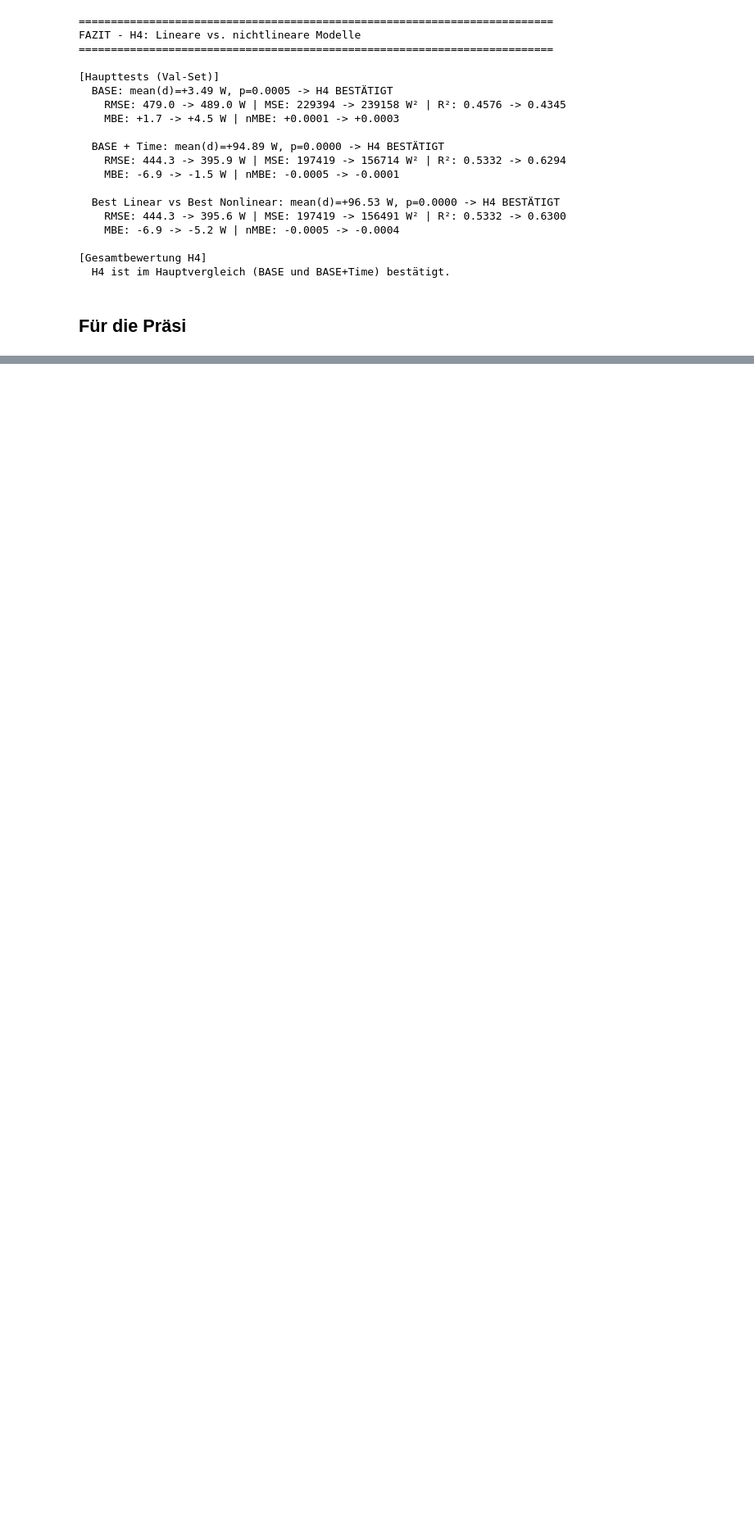
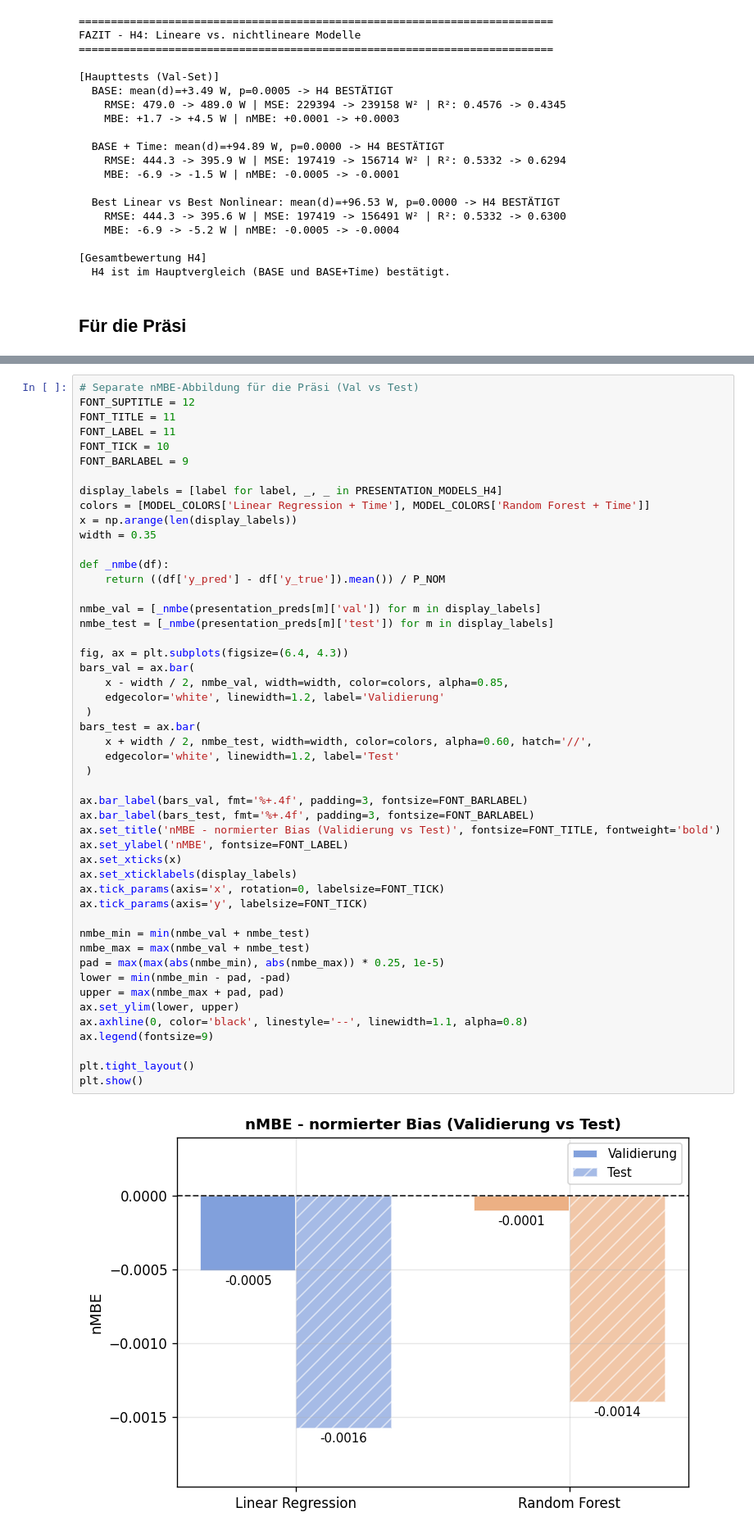
Before and after one commit to Anni075/KI-Project, a Jupyter notebook: notebooks/hypothesen/H04_linear_vs_nonlinear_models.ipynb, the cells around one changed output, grey strips where cells are left out. Shown at 82% size. Drawn from its saved outputs; the diff is of its cells as text; blank space fills up the shorter version.

```diff
--- a/notebooks/hypothesen/H04_linear_vs_nonlinear_models.ipynb
+++ b/notebooks/hypothesen/H04_linear_vs_nonlinear_models.ipynb
@@ -481,0 +545,51 @@ plt.show()
+# %%
+# Separate nMBE-Abbildung für die Präsi (Val vs Test)
+FONT_SUPTITLE = 12
+FONT_TITLE = 11
+FONT_LABEL = 11
+FONT_TICK = 10
+FONT_BARLABEL = 9
+
+display_labels = [label for label, _, _ in PRESENTATION_MODELS_H4]
+colors = [MODEL_COLORS['Linear Regression + Time'], MODEL_COLORS['Random Forest + Time']]
+x = np.arange(len(display_labels))
+width = 0.35
+
+def _nmbe(df):
+    return ((df['y_pred'] - df['y_true']).mean()) / P_NOM
+
+nmbe_val = [_nmbe(presentation_preds[m]['val']) for m in display_labels]
+nmbe_test = [_nmbe(presentation_preds[m]['test']) for m in display_labels]
+
+fig, ax = plt.subplots(figsize=(6.4, 4.3))
+bars_val = ax.bar(
+    x - width / 2, nmbe_val, width=width, color=colors, alpha=0.85,
+    edgecolor='white', linewidth=1.2, label='Validierung'
+ )
+bars_test = ax.bar(
+    x + width / 2, nmbe_test, width=width, color=colors, alpha=0.60, hatch='//',
+    edgecolor='white', linewidth=1.2, label='Test'
+ )
+
+ax.bar_label(bars_val, fmt='%+.4f', padding=3, fontsize=FONT_BARLABEL)
+ax.bar_label(bars_test, fmt='%+.4f', padding=3, fontsize=FONT_BARLABEL)
+ax.set_title('nMBE - normierter Bias (Validierung vs Test)', fontsize=FONT_TITLE, fontweight='bold')
+ax.set_ylabel('nMBE', fontsize=FONT_LABEL)
+ax.set_xticks(x)
+ax.set_xticklabels(display_labels)
+ax.tick_params(axis='x', rotation=0, labelsize=FONT_TICK)
+ax.tick_params(axis='y', labelsize=FONT_TICK)
+
+nmbe_min = min(nmbe_val + nmbe_test)
+nmbe_max = max(nmbe_val + nmbe_test)
+pad = max(max(abs(nmbe_min), abs(nmbe_max)) * 0.25, 1e-5)
+lower = min(nmbe_min - pad, -pad)
+upper = max(nmbe_max + pad, pad)
+ax.set_ylim(lower, upper)
+ax.axhline(0, color='black', linestyle='--', linewidth=1.1, alpha=0.8)
+ax.legend(fontsize=9)
+
+plt.tight_layout()
+plt.show()
+# %% [output]
+[figure, added]
```
Also changed, not shown: parts of 2 cells of this notebook, 1 other file.
